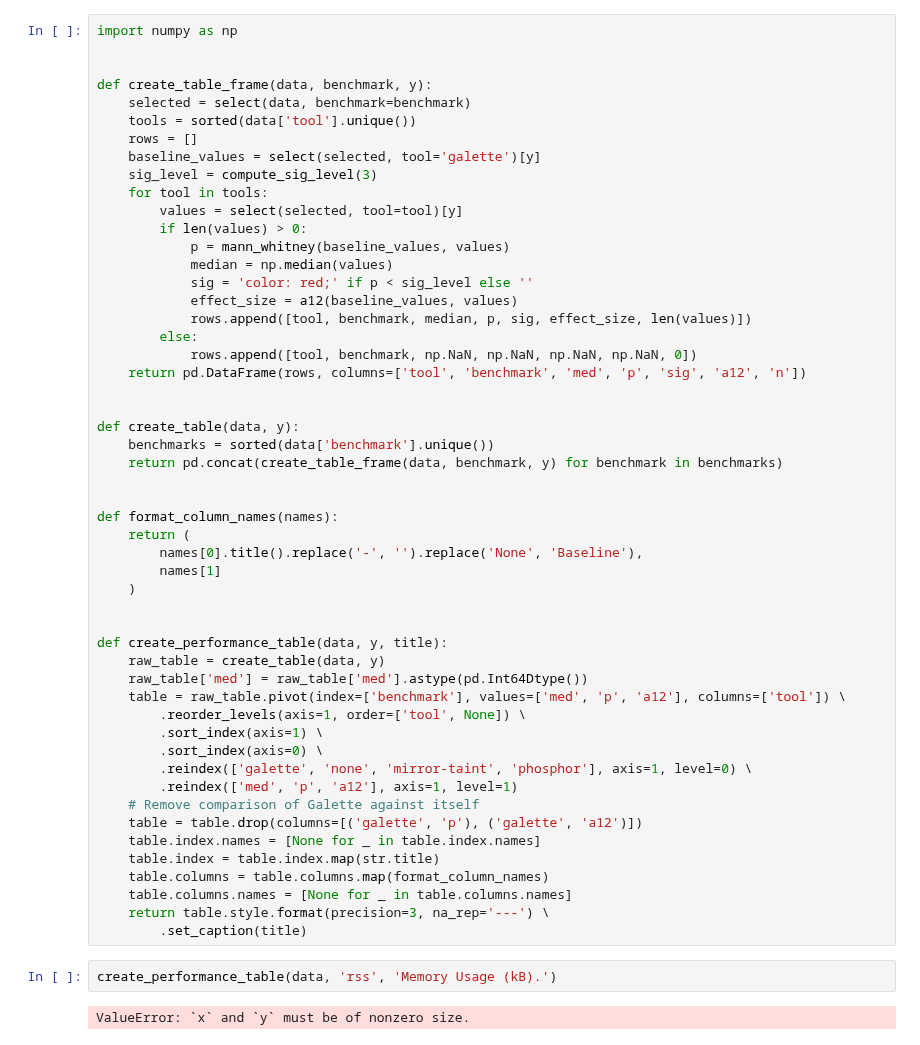
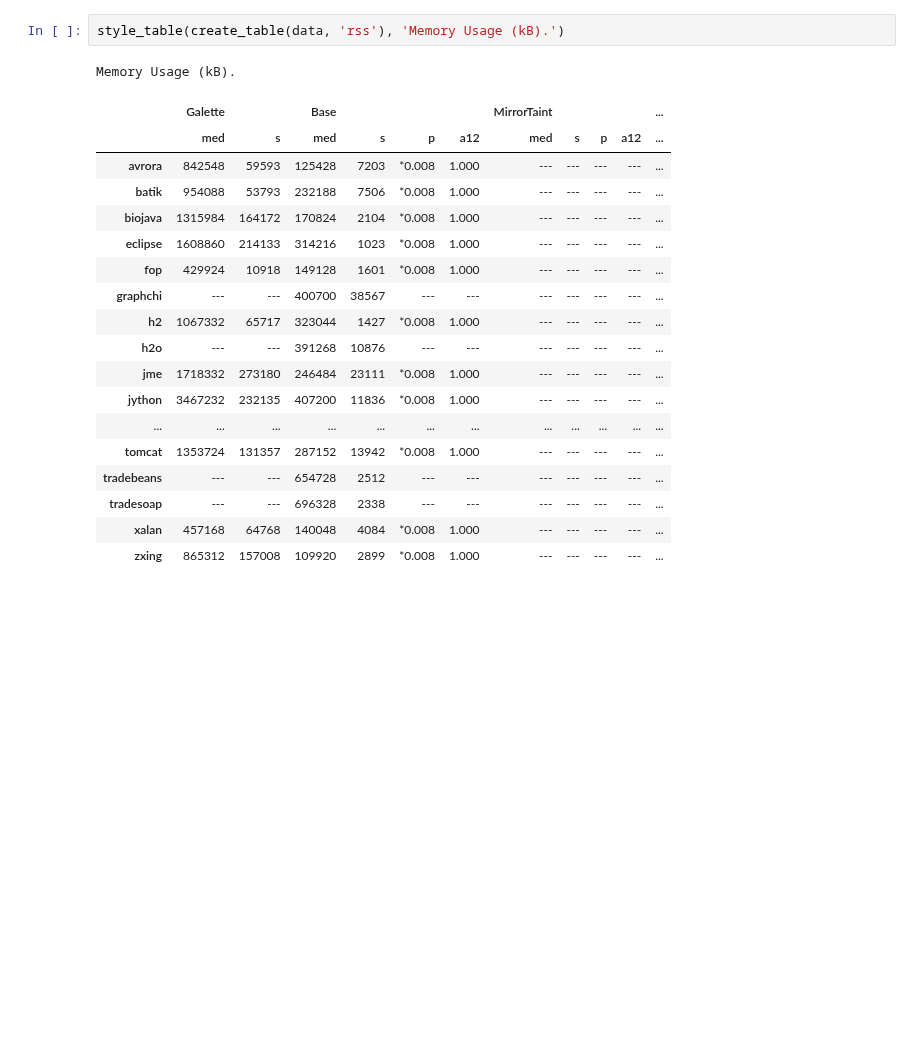
Before and after one commit to neu-se/galette, a Jupyter notebook: scripts/performance.ipynb, the cells around one changed output. Cells and saved outputs as stored; diff of their text form; blank space fills up the shorter version.

```diff
--- a/scripts/performance.ipynb
+++ b/scripts/performance.ipynb
@@ -36,57 +87,23 @@ Creating combined experiment CSV.
-# %%
-import numpy as np
-
-
-def create_table_frame(data, benchmark, y):
-    selected = select(data, benchmark=benchmark)
-    tools = sorted(data['tool'].unique())
-    rows = []
-    baseline_values = select(selected, tool='galette')[y]
-    sig_level = compute_sig_level(3)
-    for tool in tools:
-        values = select(selected, tool=tool)[y]
-        if len(values) > 0:
-            p = mann_whitney(baseline_values, values)
-            median = np.median(values)
-            sig = 'color: red;' if p < sig_level else ''
-            effect_size = a12(baseline_values, values)
-            rows.append([tool, benchmark, median, p, sig, effect_size, len(values)])
-        else:
-            rows.append([tool, benchmark, np.NaN, np.NaN, np.NaN, np.NaN, 0])
-    return pd.DataFrame(rows, columns=['tool', 'benchmark', 'med', 'p', 'sig', 'a12', 'n'])
-
-
-def create_table(data, y):
-    benchmarks = sorted(data['benchmark'].unique())
-    return pd.concat(create_table_frame(data, benchmark, y) for benchmark in benchmarks)
-
-
-def format_column_names(names):
-    return (
-        names[0].title().replace('-', '').replace('None', 'Baseline'),
-        names[1]
-    )
-
-
-def create_performance_table(data, y, title):
-    raw_table = create_table(data, y)
-    raw_table['med'] = raw_table['med'].astype(pd.Int64Dtype())
-    table = raw_table.pivot(index=['benchmark'], values=['med', 'p', 'a12'], columns=['tool']) \
-        .reorder_levels(axis=1, order=['tool', None]) \
-        .sort_index(axis=1) \
-        .sort_index(axis=0) \
-        .reindex(['galette', 'none', 'mirror-taint', 'phosphor'], axis=1, level=0) \
-        .reindex(['med', 'p', 'a12'], axis=1, level=1)
-    # Remove comparison of Galette against itself
-    table = table.drop(columns=[('galette', 'p'), ('galette', 'a12')])
-    table.index.names = [None for _ in table.index.names]
-    table.index = table.index.map(str.title)
-    table.columns = table.columns.map(format_column_names)
-    table.columns.names = [None for _ in table.columns.names]
-    return table.style.format(precision=3, na_rep='---') \
-        .set_caption(title)
-# %%
-create_performance_table(data, 'rss', 'Memory Usage (kB).')
-# %% [output]
-ValueError: `x` and `y` must be of nonzero size.
+# %%
+style_table(create_table(data, 'rss'), 'Memory Usage (kB).')
+# %% [output]
+Memory Usage (kB).
+|  | Galette |  | Base |  |  |  | MirrorTaint |  |  |  | ... |
+|  | med | s | med | s | p | a12 | med | s | p | a12 | ... |
+| avrora | 842548 | 59593 | 125428 | 7203 | *0.008 | 1.000 | --- | --- | --- | --- | ... |
+| batik | 954088 | 53793 | 232188 | 7506 | *0.008 | 1.000 | --- | --- | --- | --- | ... |
+| biojava | 1315984 | 164172 | 170824 | 2104 | *0.008 | 1.000 | --- | --- | --- | --- | ... |
+| eclipse | 1608860 | 214133 | 314216 | 1023 | *0.008 | 1.000 | --- | --- | --- | --- | ... |
+| fop | 429924 | 10918 | 149128 | 1601 | *0.008 | 1.000 | --- | --- | --- | --- | ... |
+| graphchi | --- | --- | 400700 | 38567 | --- | --- | --- | --- | --- | --- | ... |
+| h2 | 1067332 | 65717 | 323044 | 1427 | *0.008 | 1.000 | --- | --- | --- | --- | ... |
+| h2o | --- | --- | 391268 | 10876 | --- | --- | --- | --- | --- | --- | ... |
+| jme | 1718332 | 273180 | 246484 | 23111 | *0.008 | 1.000 | --- | --- | --- | --- | ... |
+| jython | 3467232 | 232135 | 407200 | 11836 | *0.008 | 1.000 | --- | --- | --- | --- | ... |
+| ... | ... | ... | ... | ... | ... | ... | ... | ... | ... | ... | ... |
+| tomcat | 1353724 | 131357 | 287152 | 13942 | *0.008 | 1.000 | --- | --- | --- | --- | ... |
+| tradebeans | --- | --- | 654728 | 2512 | --- | --- | --- | --- | --- | --- | ... |
+| tradesoap | --- | --- | 696328 | 2338 | --- | --- | --- | --- | --- | --- | ... |
+| xalan | 457168 | 64768 | 140048 | 4084 | *0.008 | 1.000 | --- | --- | --- | --- | ... |
+| zxing | 865312 | 157008 | 109920 | 2899 | *0.008 | 1.000 | --- | --- | --- | --- | ... |
 # %%
```
Also changed, not shown: parts of 2 cells of this notebook, 6 other files.
